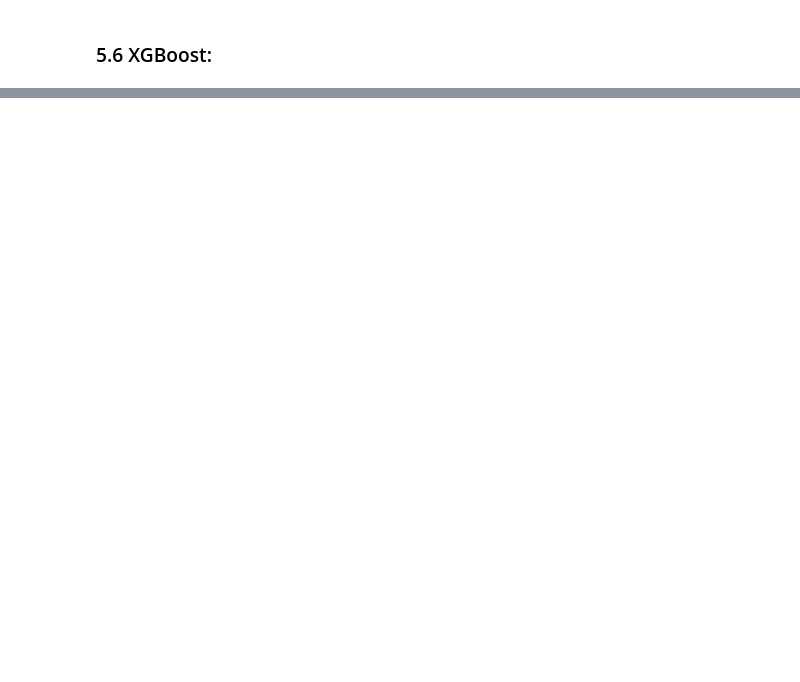
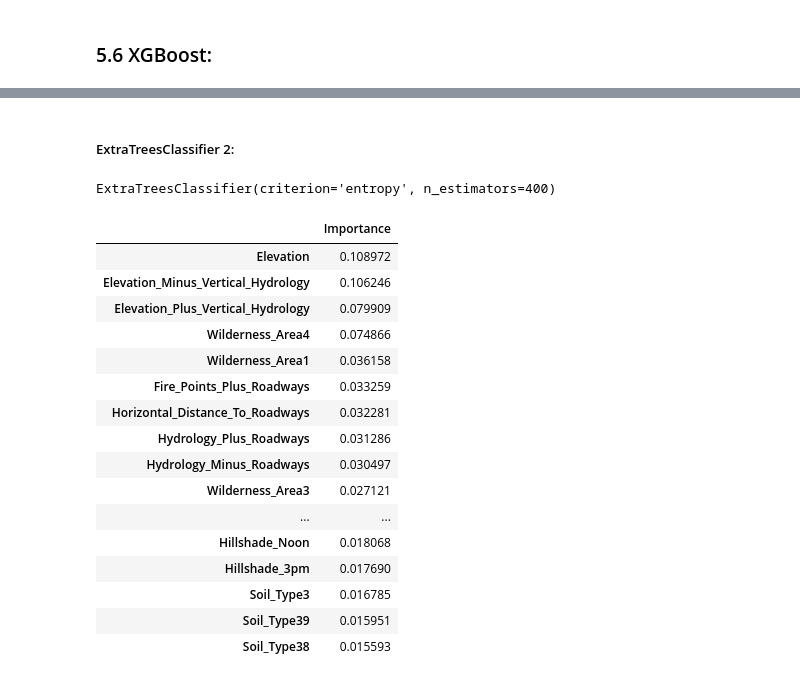
Before and after one commit to owenpb/Kaggle-Forest-Cover-Prediction, a Jupyter notebook: kaggle-forest-cover.ipynb, the cells around one changed output, grey strips where cells are left out. Saved outputs shown, nothing was run; the diff lists cells and outputs as text; code cells hidden in the pictures; blank space fills up the shorter version.

```diff
--- a/kaggle-forest-cover.ipynb
+++ b/kaggle-forest-cover.ipynb
@@ -703,0 +892,9 @@ Recall (weighted average):  0.8820546737213404
+# %%
+scaler = StandardScaler()
+scaler.fit(X[continuous_variables])
+
+X_scaled = X.copy()
+X_scaled[continuous_variables] = scaler.transform(X_scaled[continuous_variables])
+
+etc_best_model_1 = ExtraTreesClassifier(n_estimators=400, criterion='entropy', max_depth=None, min_samples_leaf=1)
+etc_best_model_1.fit(X_scaled, y)
@@ -703,0 +952,50 @@ Recall (weighted average):  0.8820546737213404
+# %% [markdown]
+##### ExtraTreesClassifier 2:
+# %%
+etc_best_model_2 = ExtraTreesClassifier(n_estimators=400, criterion='entropy', max_depth=None, min_samples_leaf=1)
+etc_best_model_2.fit(X, y)
+# %% [output]
+ExtraTreesClassifier(criterion='entropy', n_estimators=400)
+# %%
+df_test = pd.read_csv('test.csv')
+
+df_test = df_test.drop(["Id"], axis=1)
+
+df_test['Total_Distance_To_Hydrology'] = (df_test['Vertical_Distance_To_Hydrology']**2 + df_test['Horizontal_Distance_To_Hydrology']**2)**0.5
+
+df_test['Elevation_Plus_Vertical_Hydrology'] = df_test['Elevation'] + df_test['Vertical_Distance_To_Hydrology']
+df_test['Elevation_Minus_Vertical_Hydrology'] = df_test['Elevation'] - df_test['Vertical_Distance_To_Hydrology']
+
+df_test['Hydrology_Plus_Fire_Points'] = df_test['Horizontal_Distance_To_Hydrology'] + df_test['Horizontal_Distance_To_Fire_Points']
+df_test['Hydrology_Minus_Fire_Points'] = df_test['Horizontal_Distance_To_Hydrology'] - df_test['Horizontal_Distance_To_Fire_Points']
+
+df_test['Hydrology_Plus_Roadways'] = df_test['Horizontal_Distance_To_Hydrology'] + df_test['Horizontal_Distance_To_Roadways']
+df_test['Hydrology_Minus_Roadways'] = df_test['Horizontal_Distance_To_Hydrology'] - df_test['Horizontal_Distance_To_Roadways']
+
+df_test['Fire_Points_Plus_Roadways'] = df_test['Horizontal_Distance_To_Fire_Points'] + df_test['Horizontal_Distance_To_Roadways']
+df_test['Fire_Points_Minus_Roadways'] = df_test['Horizontal_Distance_To_Fire_Points'] - df_test['Horizontal_Distance_To_Roadways']
+
+X_test = df_test
+
+y_test_predictions_etc_best_model_2 = etc_best_model_2.predict(X_test)
+
+feat_importances_pd = pd.DataFrame(etc_best_model_2.feature_importances_, index=X_test.columns, columns=['Importance'])
+feat_importances_pd.sort_values(by='Importance', ascending=False)[:25]
+# %% [output]
+|  | Importance |
+| Elevation | 0.108972 |
+| Elevation_Minus_Vertical_Hydrology | 0.106246 |
+| Elevation_Plus_Vertical_Hydrology | 0.079909 |
+| Wilderness_Area4 | 0.074866 |
+| Wilderness_Area1 | 0.036158 |
+| Fire_Points_Plus_Roadways | 0.033259 |
+| Horizontal_Distance_To_Roadways | 0.032281 |
+| Hydrology_Plus_Roadways | 0.031286 |
+| Hydrology_Minus_Roadways | 0.030497 |
+| Wilderness_Area3 | 0.027121 |
+| ... | ... |
+| Hillshade_Noon | 0.018068 |
+| Hillshade_3pm | 0.017690 |
+| Soil_Type3 | 0.016785 |
+| Soil_Type39 | 0.015951 |
+| Soil_Type38 | 0.015593 |
```
Also changed, not shown: parts of 34 cells of this notebook, 2 other files.
